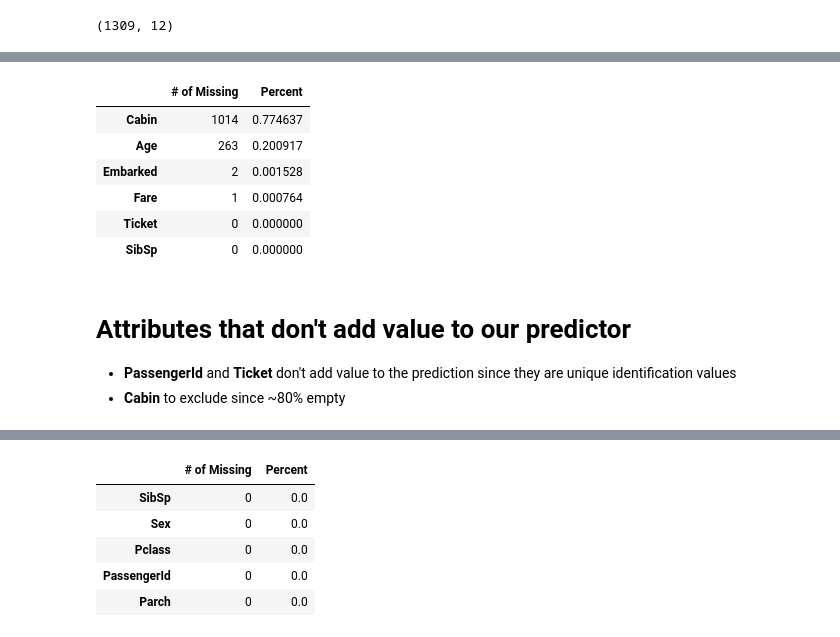
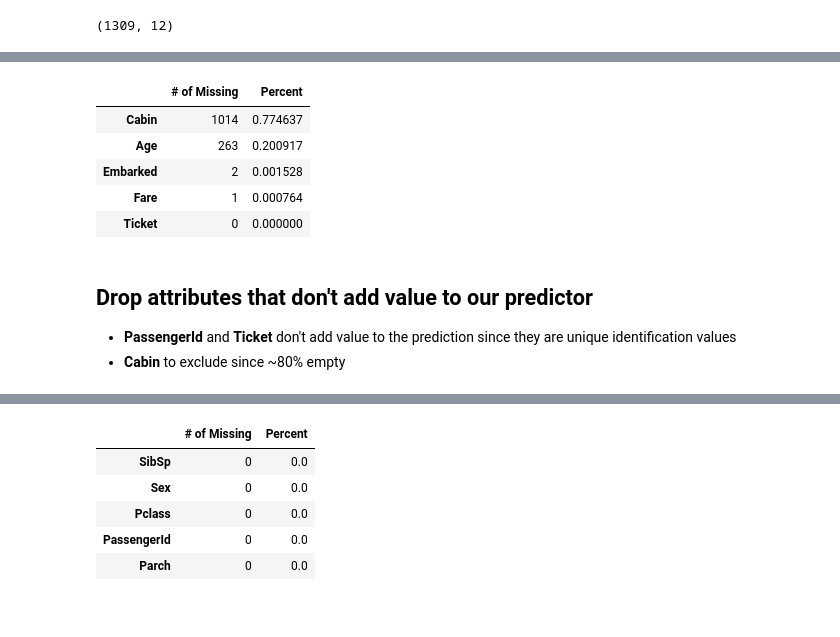
Before and after one commit to csun-data-science-bootcamp-19/Team1, a Jupyter notebook: 1 Cleaning and exploration.ipynb, the cells around one changed output, grey strips where cells are left out. Cells and saved outputs as stored; diff of their text form; code cells hidden in the pictures.

```diff
--- a/1 Cleaning and exploration.ipynb
+++ b/1 Cleaning and exploration.ipynb
@@ -83,15 +91,14 @@ data_cleaner.iloc[brk-2:brk+2, :]
 # %%
-summary_missing_data(data_cleaner.drop(columns=['Survived'])).head(6)
+summary_missing_data(data_cleaner.drop(columns=['Survived'])).head(5)
 # %% [output]
 |  | # of Missing | Percent |
 | Cabin | 1014 | 0.774637 |
 | Age | 263 | 0.200917 |
 | Embarked | 2 | 0.001528 |
 | Fare | 1 | 0.000764 |
 | Ticket | 0 | 0.000000 |
-| SibSp | 0 | 0.000000 |
 # %% [markdown]
-# Attributes that don't add value to our predictor
+## Drop attributes that don't add value to our predictor
 - **PassengerId** and **Ticket** don't add value to the prediction since they are unique identification values
 - **Cabin** to exclude since ~80% empty
 # %%
```
Also changed, not shown: parts of 24 cells of this notebook, 2 other files.
